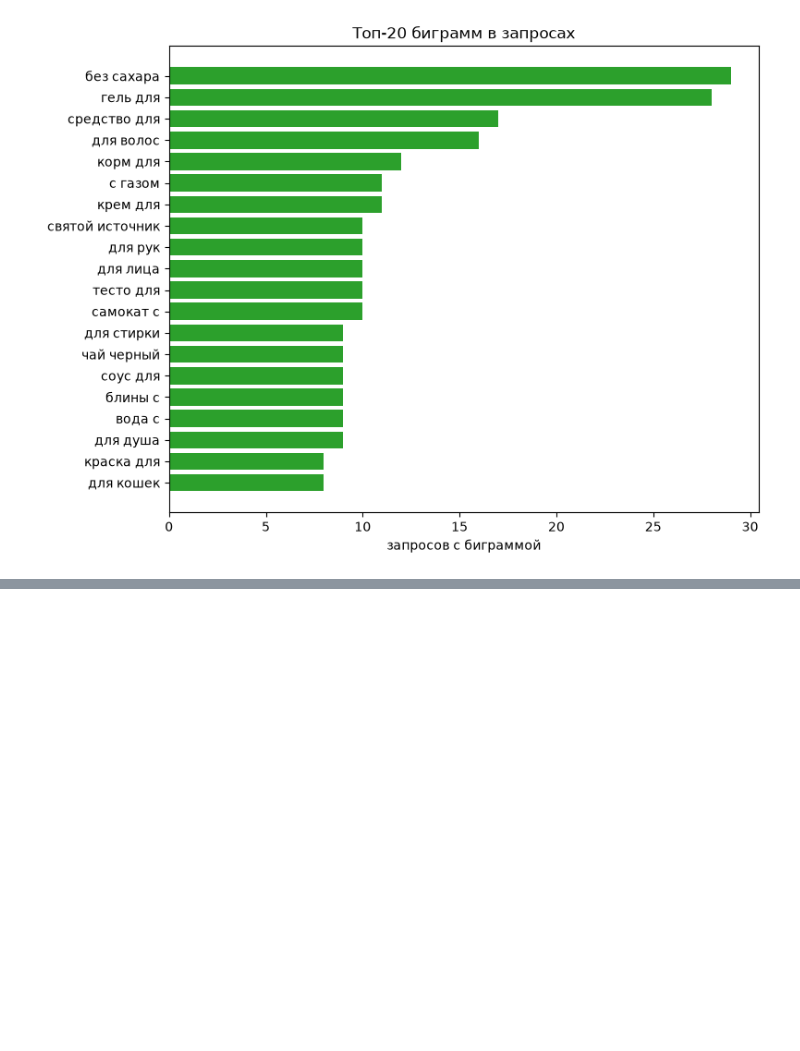
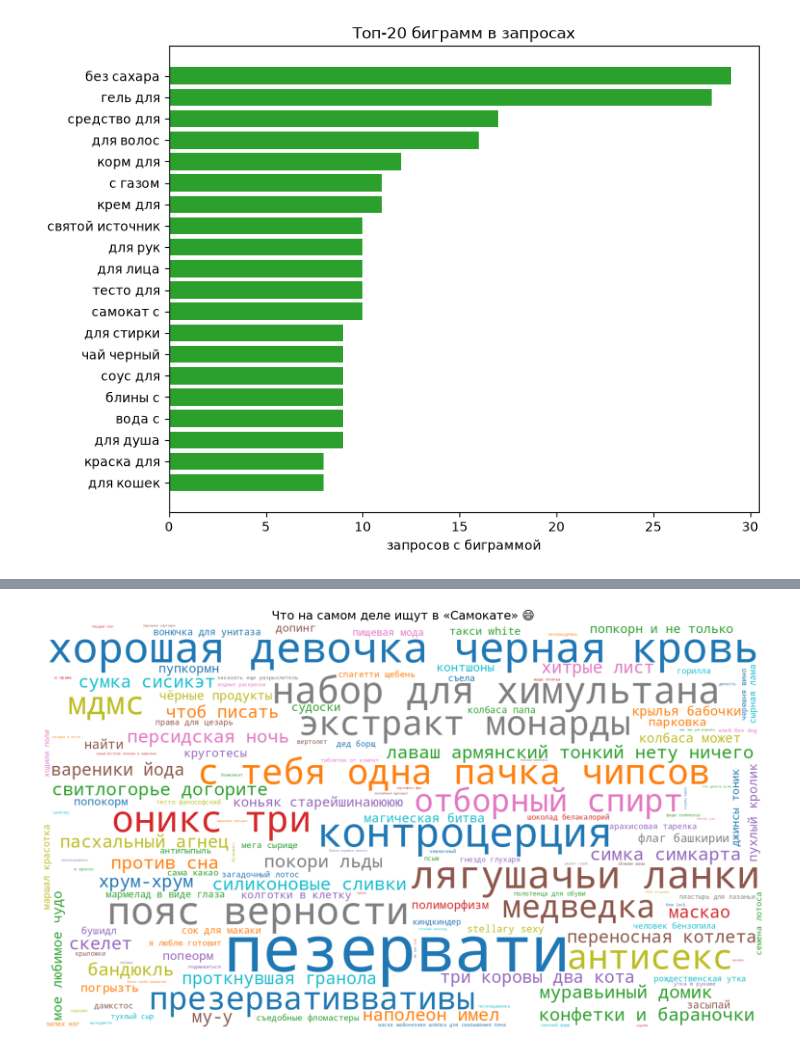
Before and after one commit to kudrmax/samokat-search-ml, a Jupyter notebook: queries/queries_eda.ipynb, the cells around one changed output, grey strips where cells are left out. Saved outputs shown, nothing was run; the diff lists cells and outputs as text; code cells hidden in the pictures; blank space fills up the shorter version.

```diff
--- a/queries/queries_eda.ipynb
+++ b/queries/queries_eda.ipynb
@@ -181,0 +201,19 @@ plt.show()
+# %%
+from pathlib import Path
+
+FUNNY_PATH: Path = Path("funny_queries.txt")
+
+# запросы из подборки идут с отступом и суффиксом [×N] — вытащим сам текст запроса
+funny: list[str] = []
+for line in FUNNY_PATH.read_text(encoding="utf-8").splitlines():
+    if line.startswith("  ") and "[×" in line:
+        funny.append(line.strip().rsplit("    [×", 1)[0])
+
+in_data: pd.Series = pd.Series(funny).isin(set(df["query"]))
+print(f"Запросов в подборке:        {len(funny):>4}")
+print(f"Все есть в датасете:        {in_data.all()}")
+print(f"Доля от уникальных запросов: {len(funny) / len(queries):.1%}")
+
+print("\nСлучайные 15 из подборки:")
+for q in pd.Series(funny).sample(15, random_state=42):
+    print("  •", q)
@@ -182,3 +255,35 @@ plt.show()
+# %%
+from pathlib import Path
+import re
+from wordcloud import WordCloud
+
+# частота запроса в разметке — размер слова в облаке
+query_counts: dict[str, int] = df["query"].value_counts().to_dict()
+
+EMOJI_RE: re.Pattern[str] = re.compile(r"[^\w\s\-]", re.UNICODE)  # шрифт не рисует эмодзи
+freqs: dict[str, int] = {}
+for line in Path("funny_queries.txt").read_text(encoding="utf-8").splitlines():
+    if line.startswith("  ") and "[×" in line:
+        q = line.strip().rsplit("    [×", 1)[0]
+        clean = EMOJI_RE.sub("", q).strip()
+        if clean:
+            freqs[clean] = query_counts.get(q, 1)
+
+wc = WordCloud(
+    width=1600, height=900, background_color="white",
+    colormap="tab10", prefer_horizontal=0.9,
+    collocations=False, random_state=42, margin=6,
+).generate_from_frequencies(freqs)
+
+fig, ax = plt.subplots(figsize=(16, 9))
+ax.imshow(wc, interpolation="bilinear")
+ax.axis("off")
+ax.set_title("Что на самом деле ищут в «Самокате» 😄", fontsize=18)
+plt.tight_layout()
+wc.to_file("funny_wordcloud.png")
+plt.show()
+# %% [output]
+[figure, added]
 # %% [markdown]
 ## Выводы
 
```
Also changed, not shown: parts of 6 cells of this notebook, 2 other files.
